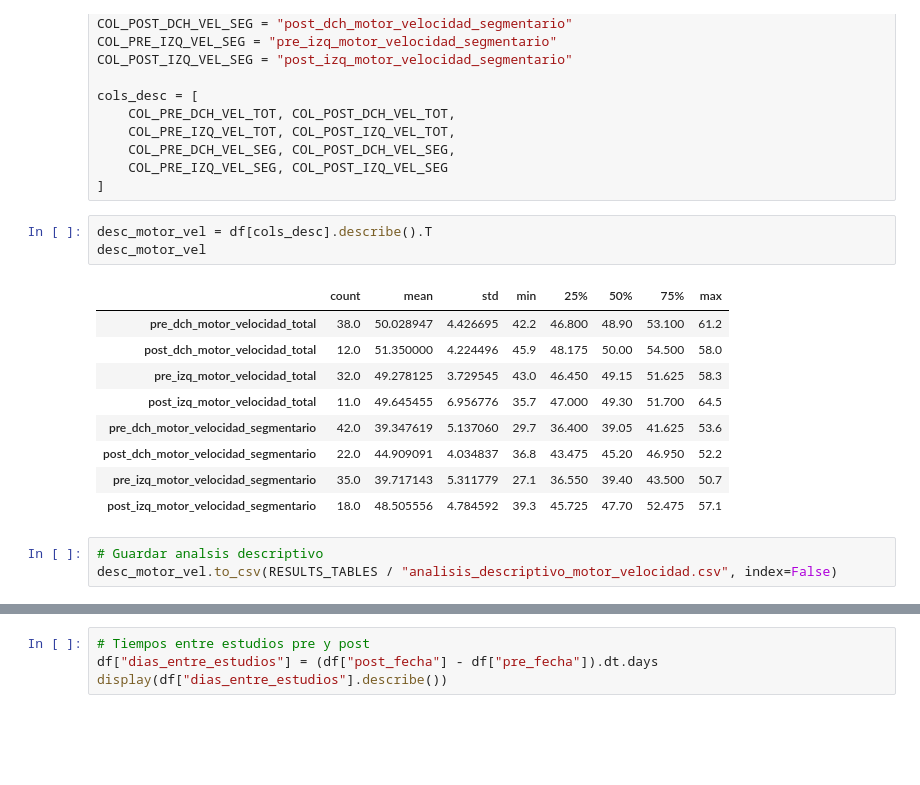
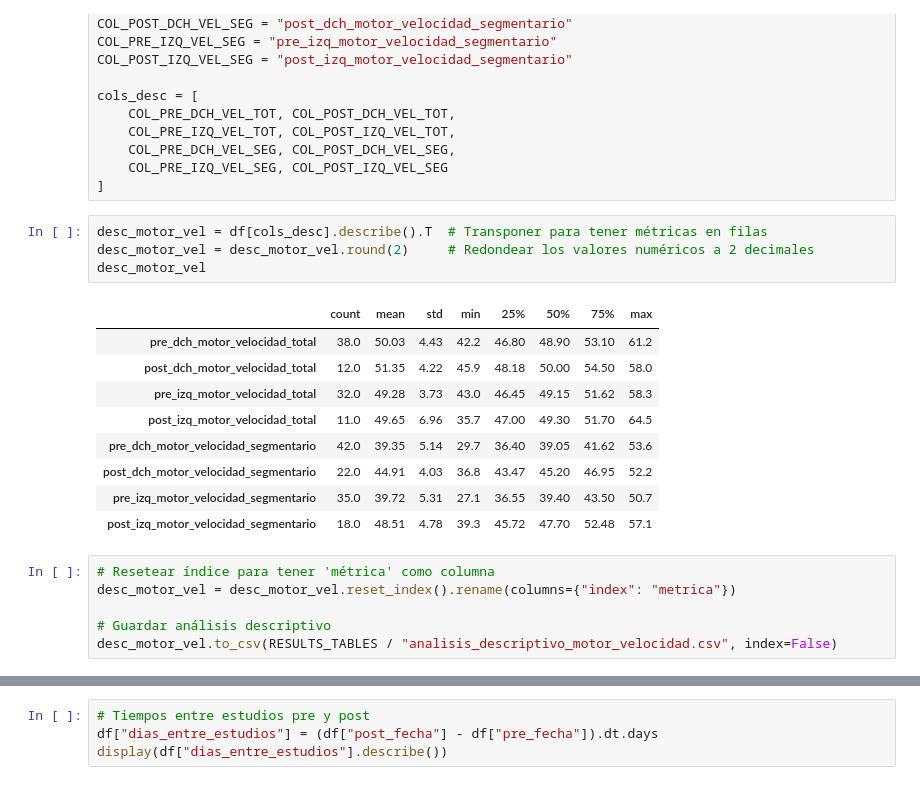
Before and after one commit to rociobenitez/tts-neurophysiology-analysis, a Jupyter notebook: notebooks/01_qa_validacion.ipynb, the cells around one changed output, grey strips where cells are left out. Drawn from its saved outputs; the diff is of its cells as text; blank space fills up the shorter version.

```diff
--- a/notebooks/01_qa_validacion.ipynb
+++ b/notebooks/01_qa_validacion.ipynb
@@ -129,18 +156,22 @@ cols_desc = [
     COL_PRE_IZQ_VEL_SEG, COL_POST_IZQ_VEL_SEG
 ]
 # %%
-desc_motor_vel = df[cols_desc].describe().T
+desc_motor_vel = df[cols_desc].describe().T  # Transponer para tener métricas en filas
+desc_motor_vel = desc_motor_vel.round(2)     # Redondear los valores numéricos a 2 decimales
 desc_motor_vel
 # %% [output]
 |  | count | mean | std | min | 25% | 50% | 75% | max |
-| pre_dch_motor_velocidad_total | 38.0 | 50.028947 | 4.426695 | 42.2 | 46.800 | 48.90 | 53.100 | 61.2 |
-| post_dch_motor_velocidad_total | 12.0 | 51.350000 | 4.224496 | 45.9 | 48.175 | 50.00 | 54.500 | 58.0 |
-| pre_izq_motor_velocidad_total | 32.0 | 49.278125 | 3.729545 | 43.0 | 46.450 | 49.15 | 51.625 | 58.3 |
-| post_izq_motor_velocidad_total | 11.0 | 49.645455 | 6.956776 | 35.7 | 47.000 | 49.30 | 51.700 | 64.5 |
-| pre_dch_motor_velocidad_segmentario | 42.0 | 39.347619 | 5.137060 | 29.7 | 36.400 | 39.05 | 41.625 | 53.6 |
-| post_dch_motor_velocidad_segmentario | 22.0 | 44.909091 | 4.034837 | 36.8 | 43.475 | 45.20 | 46.950 | 52.2 |
-| pre_izq_motor_velocidad_segmentario | 35.0 | 39.717143 | 5.311779 | 27.1 | 36.550 | 39.40 | 43.500 | 50.7 |
-| post_izq_motor_velocidad_segmentario | 18.0 | 48.505556 | 4.784592 | 39.3 | 45.725 | 47.70 | 52.475 | 57.1 |
+| pre_dch_motor_velocidad_total | 38.0 | 50.03 | 4.43 | 42.2 | 46.80 | 48.90 | 53.10 | 61.2 |
+| post_dch_motor_velocidad_total | 12.0 | 51.35 | 4.22 | 45.9 | 48.18 | 50.00 | 54.50 | 58.0 |
+| pre_izq_motor_velocidad_total | 32.0 | 49.28 | 3.73 | 43.0 | 46.45 | 49.15 | 51.62 | 58.3 |
+| post_izq_motor_velocidad_total | 11.0 | 49.65 | 6.96 | 35.7 | 47.00 | 49.30 | 51.70 | 64.5 |
+| pre_dch_motor_velocidad_segmentario | 42.0 | 39.35 | 5.14 | 29.7 | 36.40 | 39.05 | 41.62 | 53.6 |
+| post_dch_motor_velocidad_segmentario | 22.0 | 44.91 | 4.03 | 36.8 | 43.47 | 45.20 | 46.95 | 52.2 |
+| pre_izq_motor_velocidad_segmentario | 35.0 | 39.72 | 5.31 | 27.1 | 36.55 | 39.40 | 43.50 | 50.7 |
+| post_izq_motor_velocidad_segmentario | 18.0 | 48.51 | 4.78 | 39.3 | 45.72 | 47.70 | 52.48 | 57.1 |
 # %%
-# Guardar analsis descriptivo
+# Resetear índice para tener 'métrica' como columna
+desc_motor_vel = desc_motor_vel.reset_index().rename(columns={"index": "metrica"})
+
+# Guardar análisis descriptivo
 desc_motor_vel.to_csv(RESULTS_TABLES / "analisis_descriptivo_motor_velocidad.csv", index=False)
```
Also changed, not shown: parts of 25 cells of this notebook, 7 other files.
